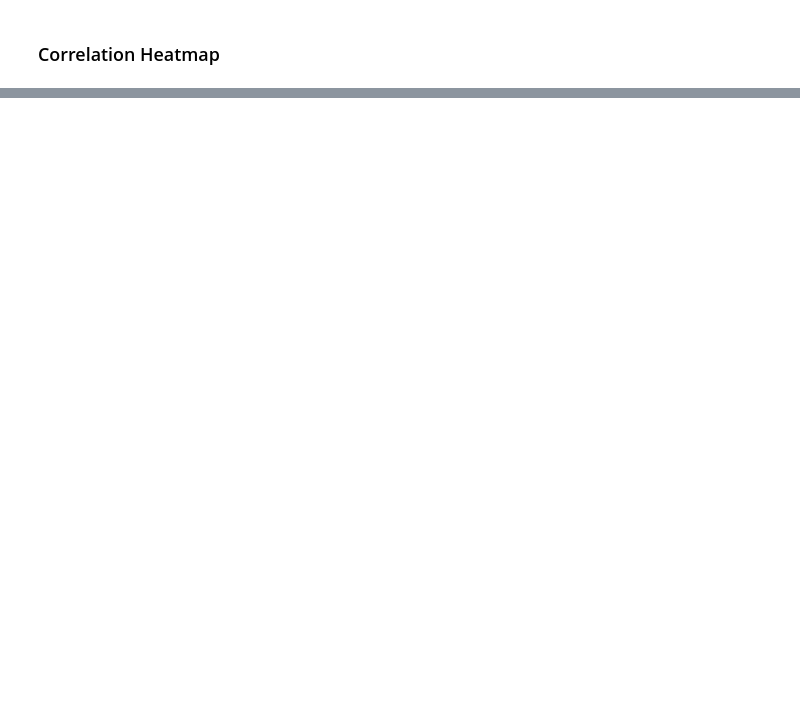
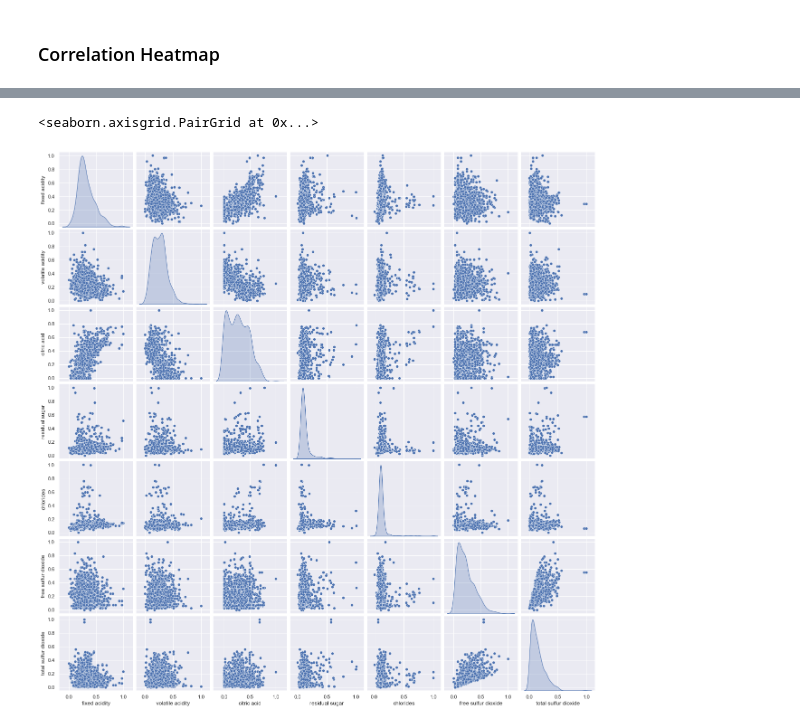
Before and after one commit to Suma-Marri/Wine_Quality, a Jupyter notebook: RedWine_ML_Model.ipynb, the cells around one changed output, grey strips where cells are left out. Saved outputs shown, nothing was run; the diff lists cells and outputs as text; code cells hidden in the pictures; blank space fills up the shorter version.

```diff
--- a/RedWine_ML_Model.ipynb
+++ b/RedWine_ML_Model.ipynb
@@ -116,0 +153,8 @@ plt.show()
+# %%
+# Dividing the dataset in training and testing set
+from sklearn.model_selection import train_test_split
+from sklearn.linear_model import LinearRegression
+from sklearn import metrics
+
+np.random.seed(0)
+df_train,df_test=train_test_split(red_wine,train_size=0.7,test_size=0.3,random_state=100)
@@ -116,0 +265,4 @@ plt.show()
+# %%
+from sklearn.preprocessing import MinMaxScaler
+scaler=MinMaxScaler()
+df_train.head()
@@ -116,0 +276,3 @@ plt.show()
+# %%
+df_train[:]=scaler.fit_transform(df_train[:])
+df_train.head()
@@ -116,0 +299,8 @@ plt.show()
+# %%
+# Multi-Variate Analysis
+sns.set(rc={'figure.figsize':(11.7,8.27)})
+cData_attr = df_train.iloc[:, 0:7]
+sns.pairplot(cData_attr, diag_kind='kde')
+# %% [output]
+<seaborn.axisgrid.PairGrid at 0x...>
+[figure, added]
```
Also changed, not shown: parts of 34 cells of this notebook.
